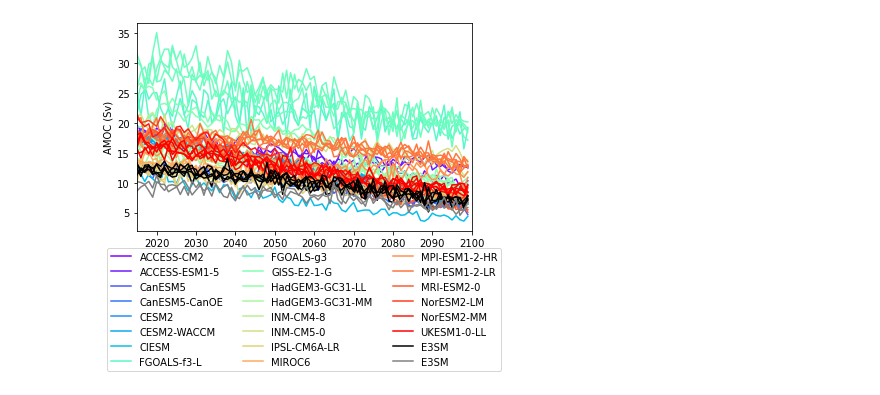
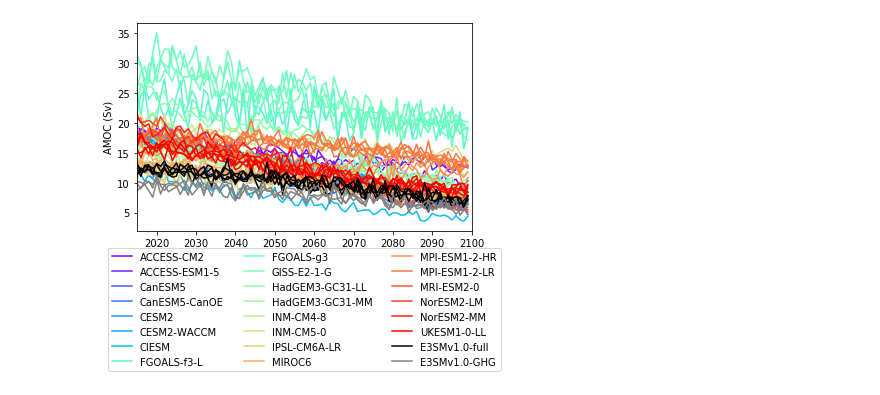
Before and after one commit to qingli411/A2020_E3SM_Projection, a Jupyter notebook: CMIP6_ScenarioMIP_Timeseries_AMOC.ipynb, the cells around one changed output. Drawn from its saved outputs; the diff is of its cells as text; code cells hidden in the pictures.

```diff
--- a/CMIP6_ScenarioMIP_Timeseries_AMOC.ipynb
+++ b/CMIP6_ScenarioMIP_Timeseries_AMOC.ipynb
@@ -4,7 +4,7 @@ import numpy as np
 import matplotlib.pyplot as plt
 # %%
 # figure root
-fig_root = os.environ['HOME']+'/work/E3SMv1_Future_Projection/figures'
+fig_root = '../figures'
 save_fig = True
 # %%
 e3sm_amoc_data = np.load('e3sm_amoc26.npz')
@@ -21,33 +21,33 @@ for i, s in enumerate(esgf_amoc_data['label']):
     esgf_amoc = esgf_amoc_data['data'][i,:]
     lb = s.split('_')[0]
     if lb not in models:
         models.append(lb)
         plt.plot(esgf_time, esgf_amoc, color=esgf_colors[lb], label=lb)
     else:
         plt.plot(esgf_time, esgf_amoc, color=esgf_colors[lb])
 
 for i, s in enumerate(e3sm_amoc_data['label']):
     e3sm_amoc = e3sm_amoc_data['data'][i,:]
     if s.startswith('E3SM P'):
-        lb = 'E3SM'
+        lb = 'E3SMv1.0-full'
         color = 'k'
     elif s.startswith('E3SM GHG'):
-        lb = 'E3SM'
+        lb = 'E3SMv1.0-GHG'
         color = 'gray'
     if s.endswith('1'):
         plt.plot(e3sm_time, e3sm_amoc, color=color, label=lb)
     else:
         plt.plot(e3sm_time, e3sm_amoc, color=color)
 
 plt.xlim([2015, 2100])
 plt.ylabel('AMOC (Sv)')
 plt.legend(loc='lower center',  bbox_to_anchor=(0.5, -0.7), ncol=3)
 
 # plt.tight_layout()
 plt.subplots_adjust(bottom=0.4)
 # save figure
 if save_fig:
     figname = fig_root+'/CMIP6_ScenarioMIP_AMOC.png'
     fig.savefig(figname, dpi = 300)
 # %% [output]
-[figure, old version]
+[figure, new version]
```
Also changed, not shown: 16 other files.
